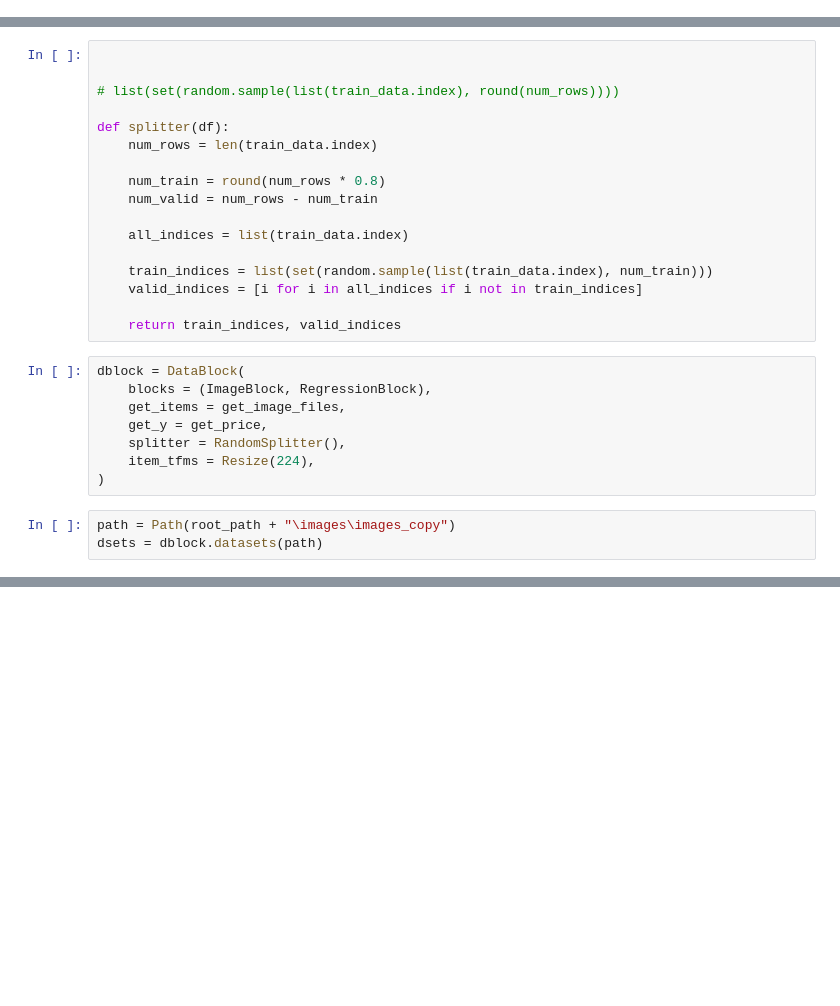
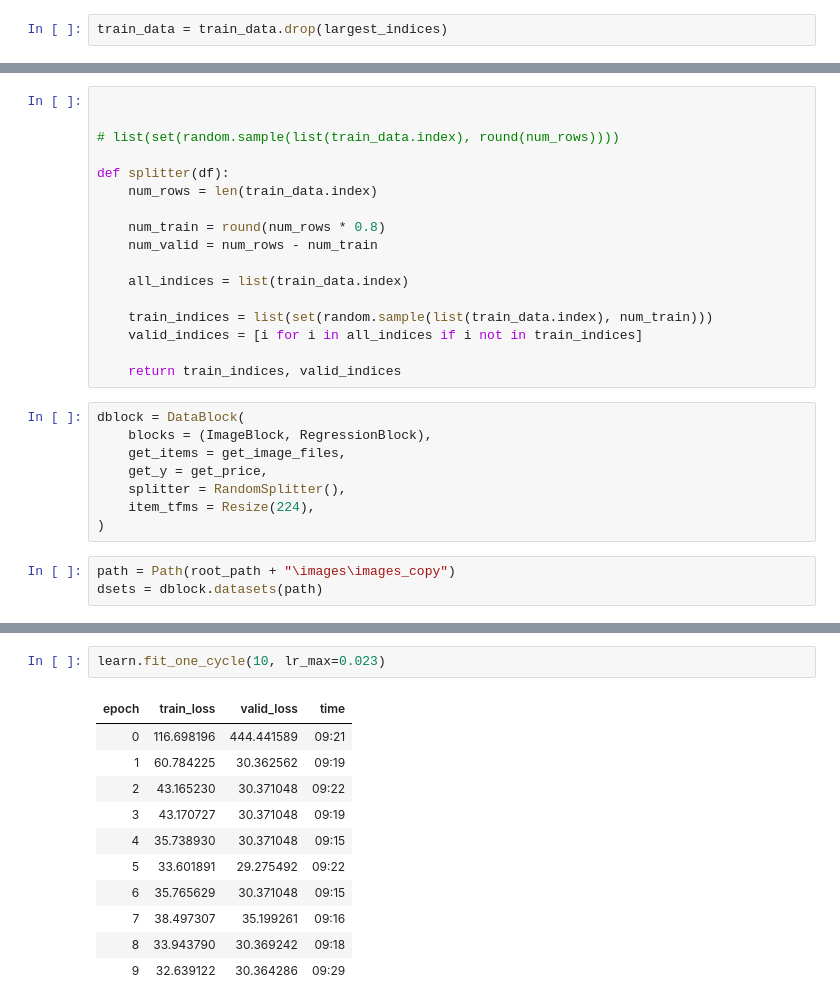
Before and after one commit to ZhangXichu/purr-price-prediction, a Jupyter notebook: main.ipynb, the cells around one changed output, grey strips where cells are left out. Drawn from its saved outputs; the diff is of its cells as text; blank space fills up the shorter version.

```diff
--- a/main.ipynb
+++ b/main.ipynb
@@ -81,2 +169,4 @@ train_data = train_data_original.drop(train_data_original[train_data_original["p
+# %%
+train_data = train_data.drop(largest_indices)
 # %%
 train_data
@@ -199,0 +349,14 @@ learn.lr_find()
+# %%
+learn.fit_one_cycle(10, lr_max=0.023)
+# %% [output]
+| epoch | train_loss | valid_loss | time |
+| 0 | 116.698196 | 444.441589 | 09:21 |
+| 1 | 60.784225 | 30.362562 | 09:19 |
+| 2 | 43.165230 | 30.371048 | 09:22 |
+| 3 | 43.170727 | 30.371048 | 09:19 |
+| 4 | 35.738930 | 30.371048 | 09:15 |
+| 5 | 33.601891 | 29.275492 | 09:22 |
+| 6 | 35.765629 | 30.371048 | 09:15 |
+| 7 | 38.497307 | 35.199261 | 09:16 |
+| 8 | 33.943790 | 30.369242 | 09:18 |
+| 9 | 32.639122 | 30.364286 | 09:29 |
```
Also changed, not shown: parts of 45 cells of this notebook.
